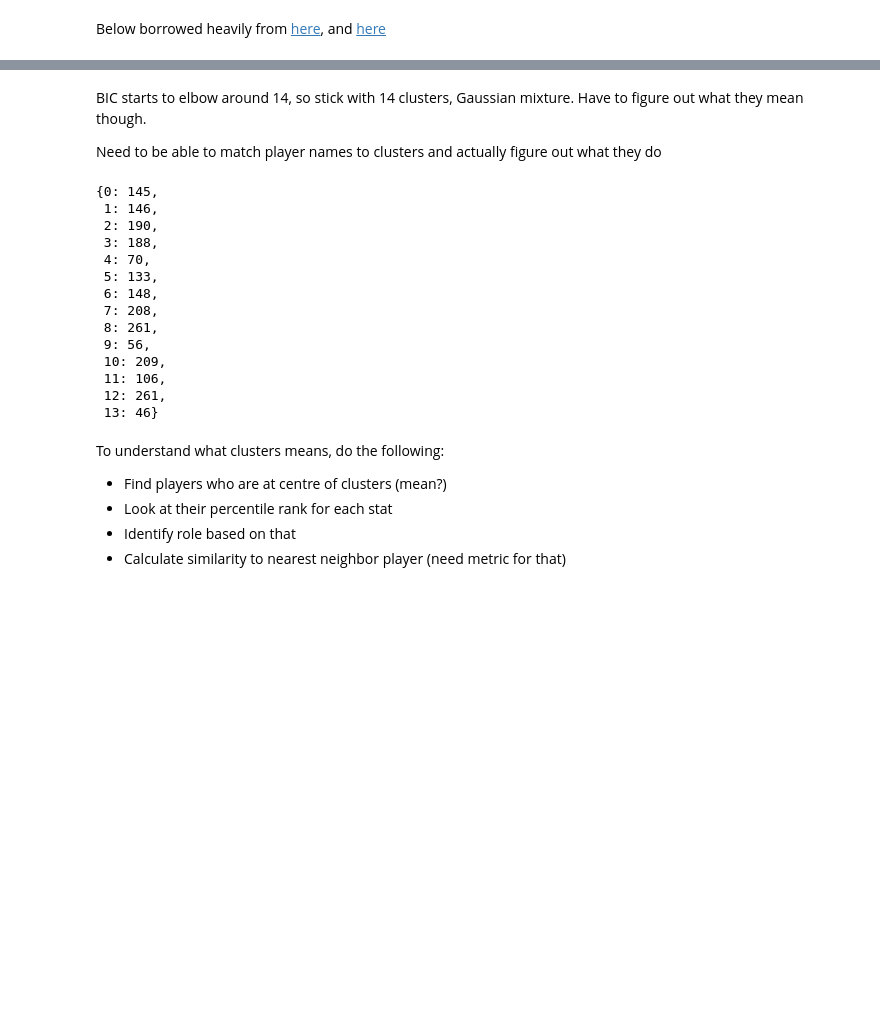
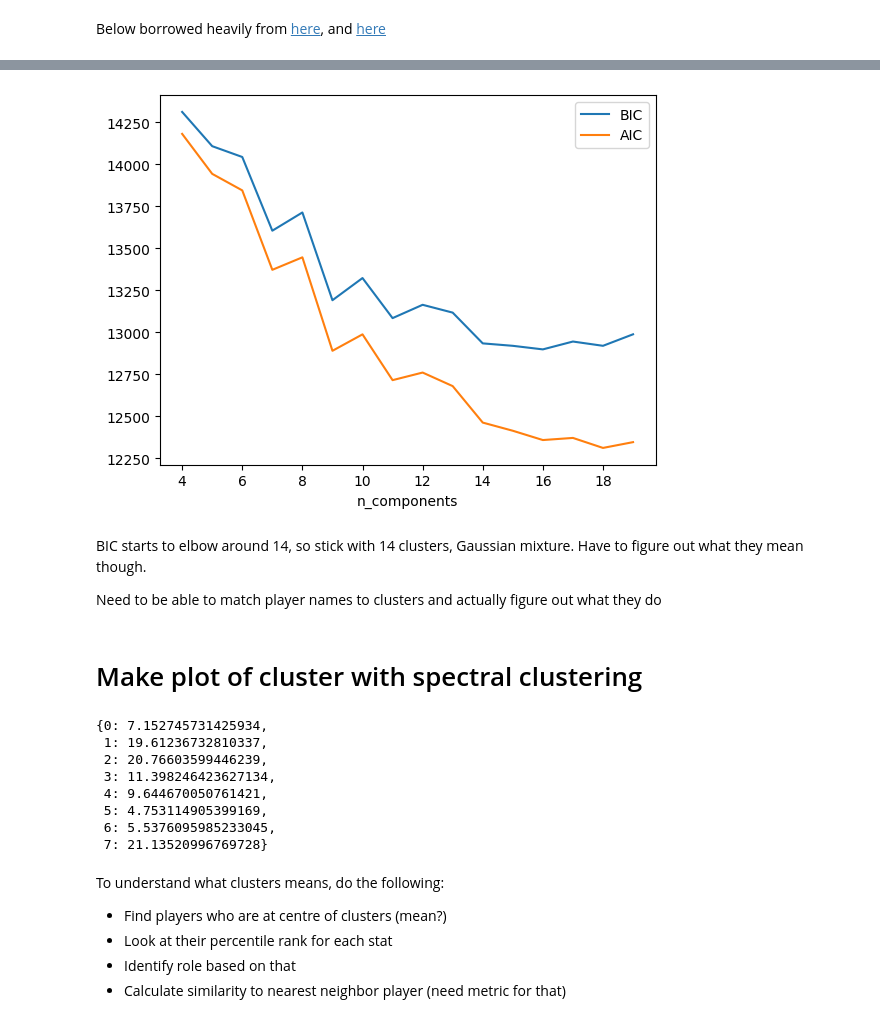
Before and after one commit to marcjbaron/soccer_scouting, a Jupyter notebook: notebooks/PtIII_cluster_analysis.ipynb, the cells around one changed output, grey strips where cells are left out. Cells and saved outputs as stored; diff of their text form; code cells hidden in the pictures; blank space fills up the shorter version.

```diff
--- a/notebooks/PtIII_cluster_analysis.ipynb
+++ b/notebooks/PtIII_cluster_analysis.ipynb
@@ -216,12 +304,14 @@ for name, algorithm in clustering_algorithms:
 # %%
-# If we use Gaussian mixture, look at AIC/BIC.
-n_components = np.arange(5, 25)
+# If we use Spetral clust with 12 clusters?
+n_components = np.arange(4, 20)
 models = [GaussianMixture(n, covariance_type='full', random_state=0).fit(umap_data) for n in n_components]
 plt.plot(n_components, [m.bic(umap_data) for m in models], label='BIC')
 plt.plot(n_components, [m.aic(umap_data) for m in models], label='AIC')
 plt.legend(loc='best')
 plt.xlabel('n_components')
 plt.show()
+# %% [output]
+[figure, added]
 # %% [markdown]
 BIC starts to elbow around 14, so stick with 14 clusters, Gaussian mixture. Have to figure out what they mean though.
 
@@ -242,23 +330,19 @@ gmm.predict_proba(umap_data)[10]
+# %% [markdown]
+# Make plot of cluster with spectral clustering
 # %%
 # Find number of elements in each cluster
-unique, counts = np.unique(clusters, return_counts=True)
+num_unique_clusters, counts = np.unique(clusters, return_counts=True)
 
-dict(zip(unique, counts))
+dict(zip(num_unique_clusters, (counts/len(clusters))*100))
 # %% [output]
-{0: 145,
- 1: 146,
- 2: 190,
- 3: 188,
- 4: 70,
- 5: 133,
- 6: 148,
- 7: 208,
- 8: 261,
- 9: 56,
- 10: 209,
- 11: 106,
- 12: 261,
- 13: 46}
+{0: 7.152745731425934,
+ 1: 19.61236732810337,
+ 2: 20.76603599446239,
+ 3: 11.398246423627134,
+ 4: 9.644670050761421,
+ 5: 4.753114905399169,
+ 6: 5.5376095985233045,
+ 7: 21.13520996769728}
 # %% [markdown]
 To understand what clusters means, do the following:
 - Find players who are at centre of clusters (mean?)
```
Also changed, not shown: parts of 26 cells of this notebook, 36 other files.
